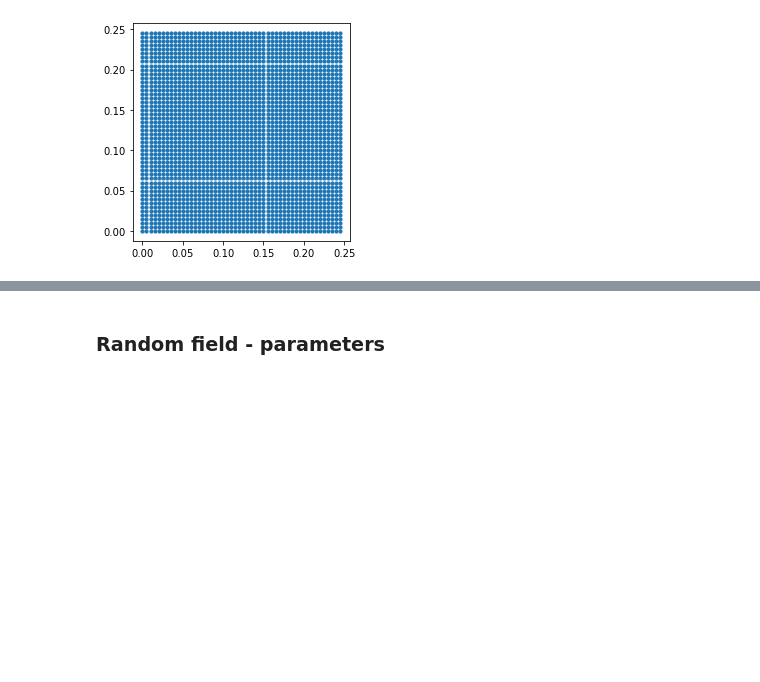
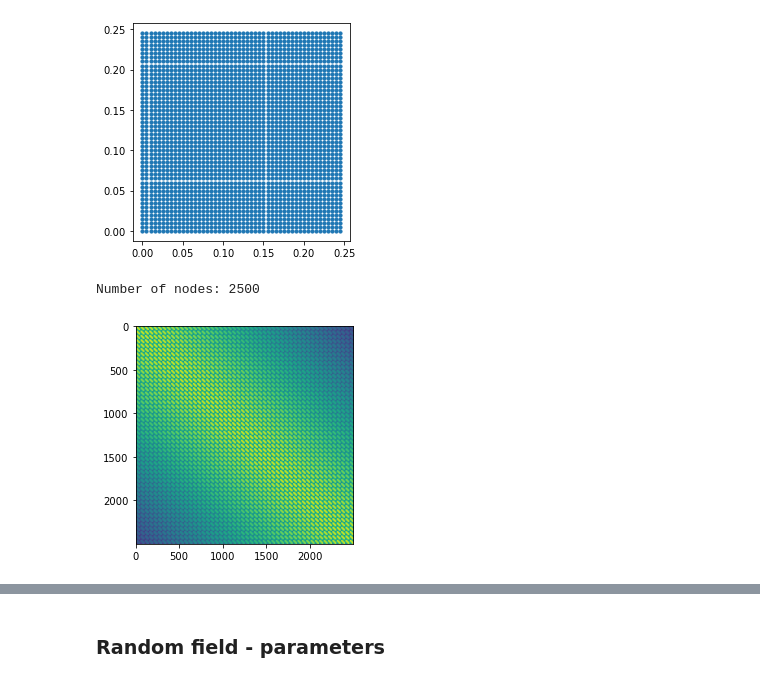
Before and after one commit to mark-hobbs/pyrf, a Jupyter notebook: Random_field_generation.ipynb, the cells around one changed output, grey strips where cells are left out. Drawn from its saved outputs; the diff is of its cells as text; code cells hidden in the pictures; blank space fills up the shorter version.

```diff
--- a/Random_field_generation.ipynb
+++ b/Random_field_generation.ipynb
@@ -34,3 +39,11 @@ plt.axis('scaled')
 Number of nodes: 2500
 (-0.01225, 0.25725, -0.01225, 0.25725)
 [figure]
+# %%
+x = build_mesh(5e-3, 50, 50)
+jcss = JCSS(x, 5, 0)
+C = jcss.build_correlation_matrix()
+jcss.visualise(C)
+# %% [output]
+Number of nodes: 2500
+[figure, added]
```
Also changed, not shown: parts of 6 cells of this notebook, 4 other files.
